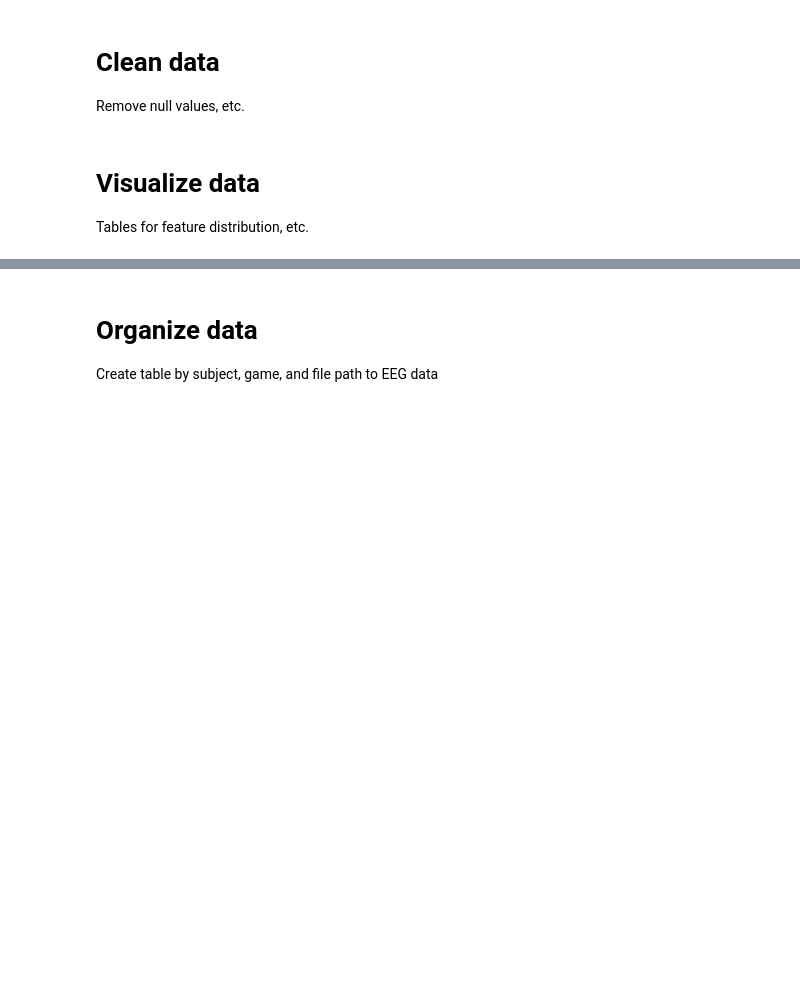
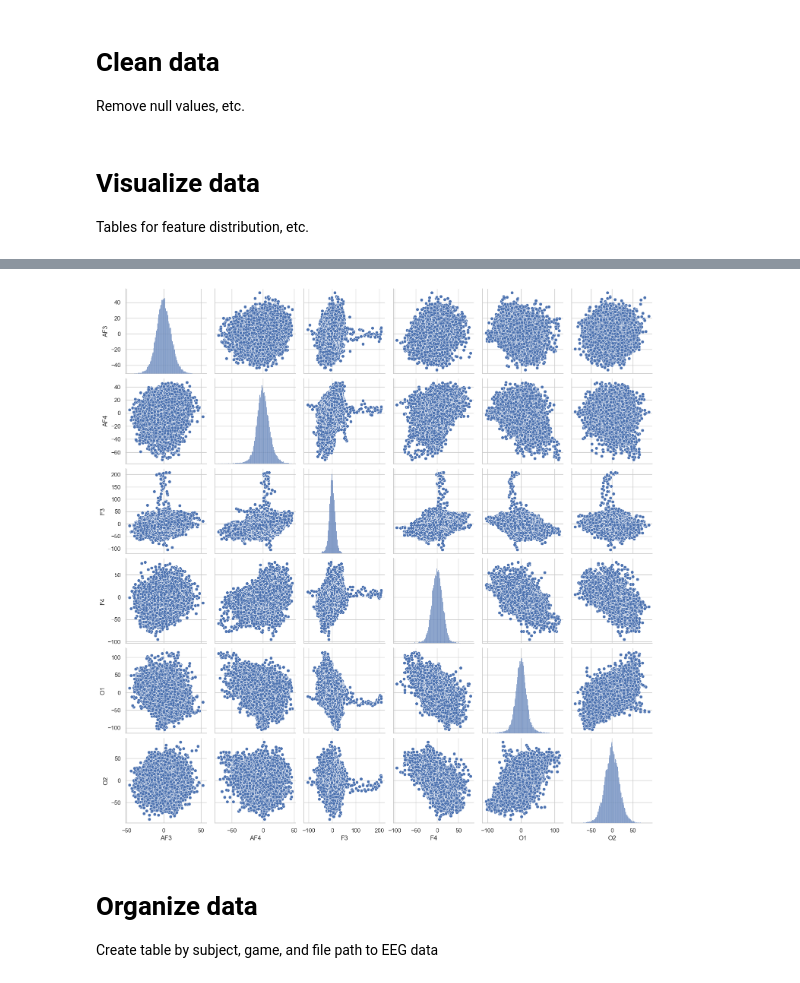
Before and after one commit to sunyshore/eeg, a Jupyter notebook: camp_qmind/camp_qmind.ipynb, the cells around one changed output, grey strips where cells are left out. Saved outputs shown, nothing was run; the diff lists cells and outputs as text; code cells hidden in the pictures; blank space fills up the shorter version.

```diff
--- a/camp_qmind/camp_qmind.ipynb
+++ b/camp_qmind/camp_qmind.ipynb
@@ -20,3 +59,8 @@ Tables for feature distribution, etc.
+# %%
+sns.pairplot(data[['AF3', 'AF4', 'F3', 'F4', 'O1', 'O2']])
+plt.show()
+# %% [output]
+[figure, added]
 # %% [markdown]
 # Organize data
 Create table by subject, game, and file path to EEG data
```
Also changed, not shown: parts of 9 cells of this notebook.
